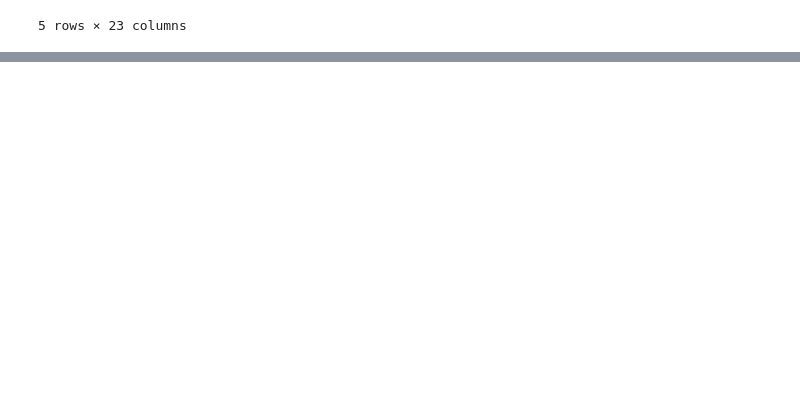
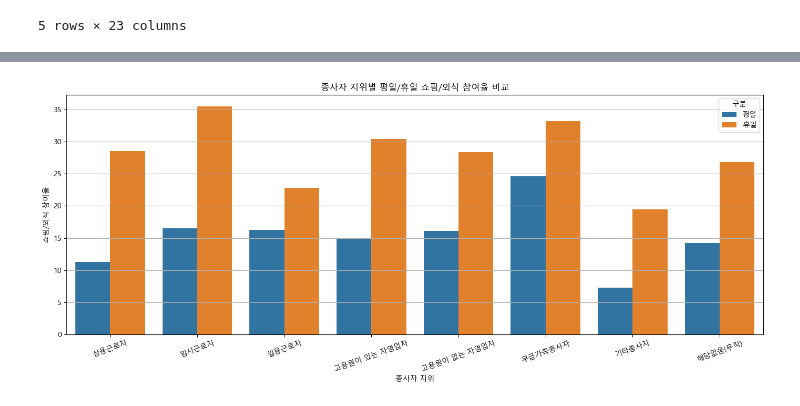
Before and after one commit to leejunsu0530/basic_computing_team, a Jupyter notebook: analysis.ipynb, the cells around one changed output, grey strips where cells are left out. Cells and saved outputs as stored; diff of their text form; code cells hidden in the pictures; blank space fills up the shorter version.

```diff
--- a/analysis.ipynb
+++ b/analysis.ipynb
@@ -70,0 +124,71 @@ Columns: ['표본수', '수집활동', '생활공예', '요리하기', '반려
+# %%
+#@title Q2: 사람들이 주중보다 주말에 외식을 자주하는가?
+# 외식 데이터 추출
+job_rows = [
+    idx for idx in df_weekday.index
+    if '종사자지위별' in idx
+]
+
+
+plot_data = []
+
+for row in job_rows:
+
+    # 보기 좋게 이름 정리
+    label = row.replace('종사자지위별_', '')
+
+    # 평일 쇼핑/외식 참여율
+    weekday_value = pd.to_numeric(
+        df_weekday.loc[row, '쇼핑/외식'],
+        errors='coerce'
+    )
+
+    # 휴일 쇼핑/외식 참여율
+    weekend_value = pd.to_numeric(
+        df_weekend.loc[row, '쇼핑/외식'],
+        errors='coerce'
+    )
+
+    # 평일 데이터 추가
+    plot_data.append({
+        '종사자 지위': label,
+        '구분': '평일',
+        '쇼핑/외식 참여율': weekday_value
+    })
+
+    # 휴일 데이터 추가
+    plot_data.append({
+        '종사자 지위': label,
+        '구분': '휴일',
+        '쇼핑/외식 참여율': weekend_value
+    })
+
+# DataFrame 생성
+plot_df = pd.DataFrame(plot_data)
+
+
+plt.figure(figsize=(14, 6))
+
+sns.barplot(
+    data=plot_df,
+    x='종사자 지위',
+    y='쇼핑/외식 참여율',
+    hue='구분'
+)
+
+# 제목
+plt.title('종사자 지위별 평일/휴일 쇼핑/외식 참여율 비교')
+
+# x축 글자 회전
+plt.xticks(rotation=20)
+
+# y축 격자
+plt.grid(axis='y')
+
+# 여백 자동 조정
+plt.tight_layout()
+
+# 출력
+plt.show()
+# %% [output]
+[figure, added]
```
Also changed, not shown: parts of 3 cells of this notebook, 1 other file.
